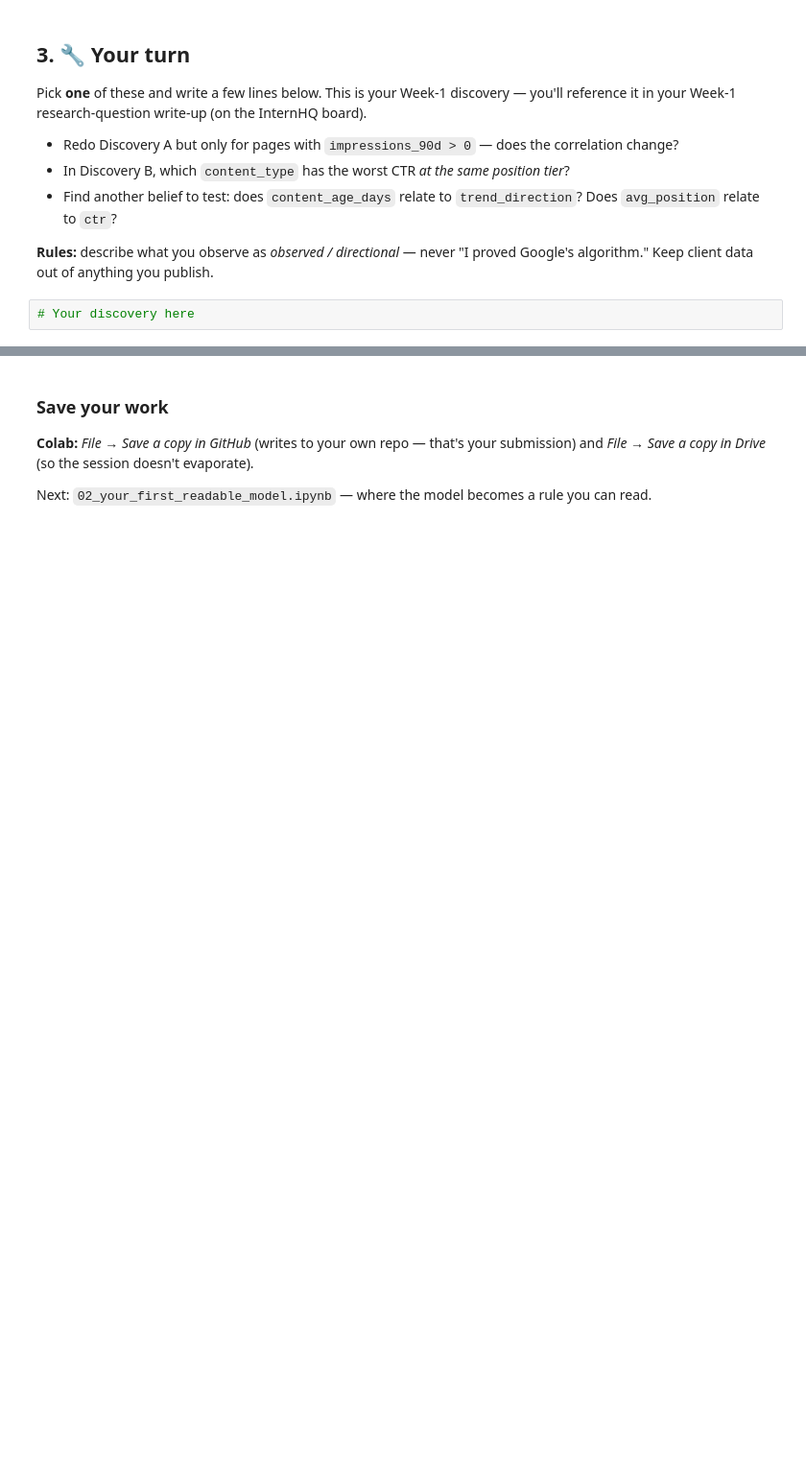
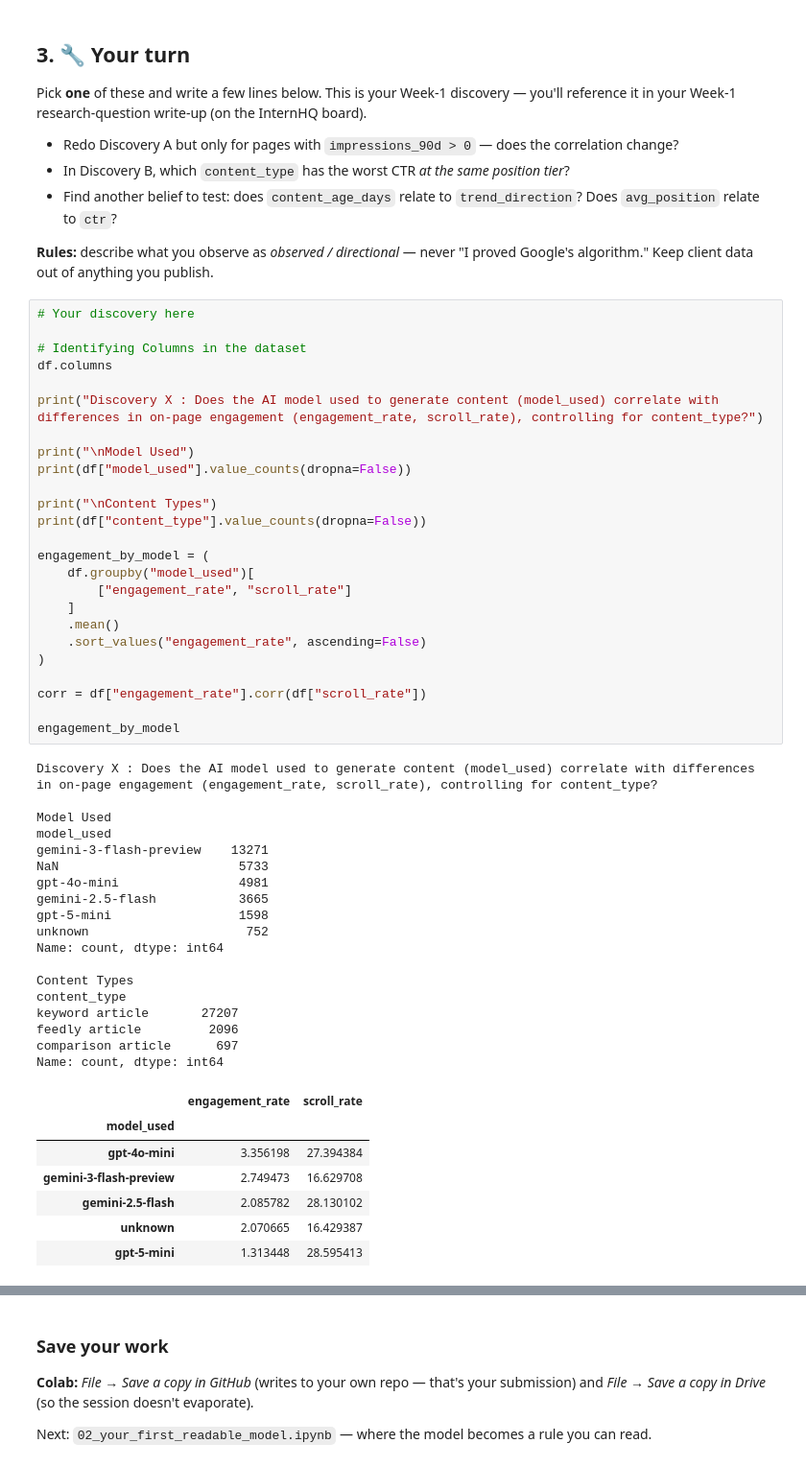
Before and after one commit to TobaQUINN/flyrank-ml-internship, a Jupyter notebook: notebooks/01_first_look_and_discovery.ipynb, the cells around one changed output, grey strips where cells are left out. Shown at 96% size. Drawn from its saved outputs; the diff is of its cells as text; blank space fills up the shorter version.

Commit message:
Discovery X: Tested another assumption after acquiring domain knowledge

```diff
--- a/notebooks/01_first_look_and_discovery.ipynb
+++ b/notebooks/01_first_look_and_discovery.ipynb
@@ -97,3 +151,52 @@ Pick **one** of these and write a few lines below. This is your Week-1 discovery
 **Rules:** describe what you observe as *observed / directional* — never "I proved Google's algorithm." Keep client data out of anything you publish.
 # %%
 # Your discovery here
+
+# Identifying Columns in the dataset
+df.columns
+
+print("Discovery X : Does the AI model used to generate content (model_used) correlate with differences in on-page engagement (engagement_rate, scroll_rate), controlling for content_type?")
+
+print("\nModel Used")
+print(df["model_used"].value_counts(dropna=False))
+
+print("\nContent Types")
+print(df["content_type"].value_counts(dropna=False))
+
+engagement_by_model = (
+    df.groupby("model_used")[
+        ["engagement_rate", "scroll_rate"]
+    ]
+    .mean()
+    .sort_values("engagement_rate", ascending=False)
+)
+
+corr = df["engagement_rate"].corr(df["scroll_rate"])
+
+engagement_by_model
+# %% [output]
+Discovery X : Does the AI model used to generate content (model_used) correlate with differences in on-page engagement (engagement_rate, scroll_rate), controlling for content_type?
+
+Model Used
+model_used
+gemini-3-flash-preview    13271
+NaN                        5733
+gpt-4o-mini                4981
+gemini-2.5-flash           3665
+gpt-5-mini                 1598
+unknown                     752
+Name: count, dtype: int64
+
+Content Types
+content_type
+keyword article       27207
+feedly article         2096
+comparison article      697
+Name: count, dtype: int64
+|  | engagement_rate | scroll_rate |
+| model_used |  |  |
+| gpt-4o-mini | 3.356198 | 27.394384 |
+| gemini-3-flash-preview | 2.749473 | 16.629708 |
+| gemini-2.5-flash | 2.085782 | 28.130102 |
+| unknown | 2.070665 | 16.429387 |
+| gpt-5-mini | 1.313448 | 28.595413 |
```
Also changed, not shown: parts of 10 cells of this notebook.
